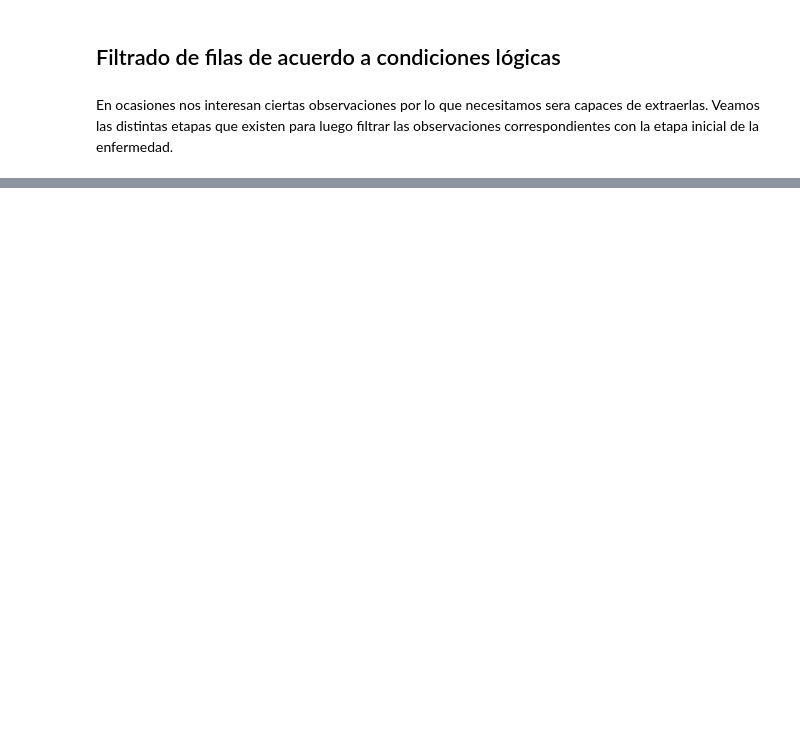
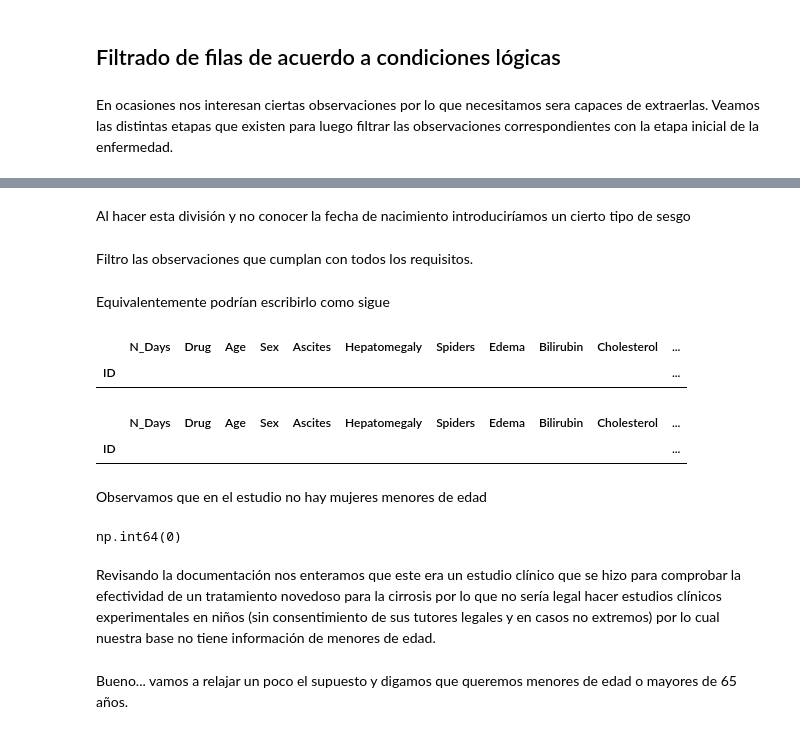
Before and after one commit to Grim1004/DMEMCDM1, a Jupyter notebook: python/cirrosis.ipynb, the cells around one changed output, grey strips where cells are left out. Cells and saved outputs as stored; diff of their text form; code cells hidden in the pictures; blank space fills up the shorter version.

```diff
--- a/python/cirrosis.ipynb
+++ b/python/cirrosis.ipynb
@@ -260,0 +333,4 @@ En ocasiones nos interesan ciertas observaciones por lo que necesitamos sera cap
+# %% [markdown]
+Al hacer esta división y no conocer la fecha de nacimiento introduciríamos un cierto tipo de sesgo
+# %% [markdown]
+Filtro las observaciones que cumplan con todos los requisitos.
@@ -260,0 +340,25 @@ En ocasiones nos interesan ciertas observaciones por lo que necesitamos sera cap
+# %% [markdown]
+Equivalentemente podrían escribirlo como sigue
+# %%
+# Encontrar mujeres menores de edad en etapas de cirrosis menores a la etapa 2 (sin usar máscaras intermedias)
+cirrosis[(cirrosis['Stage'] < 2) & (cirrosis['Age'] / 365 < 18) & (cirrosis['Sex'] == 'F')]
+# %% [output]
+|  | N_Days | Drug | Age | Sex | Ascites | Hepatomegaly | Spiders | Edema | Bilirubin | Cholesterol | ... |
+| ID |  |  |  |  |  |  |  |  |  |  | ... |
+# %%
+# ¿Qué resultados arrojan ambas formas de filtrar?
+cirrosis_F_menores_edad
+# %% [output]
+|  | N_Days | Drug | Age | Sex | Ascites | Hepatomegaly | Spiders | Edema | Bilirubin | Cholesterol | ... |
+| ID |  |  |  |  |  |  |  |  |  |  | ... |
+# %% [markdown]
+Observamos que en el estudio no hay mujeres menores de edad
+# %%
+# Contar cuántas mujeres menores de edad hay en el dataset
+(cirrosis['Age'] / 365 < 18).sum()
+# %% [output]
+np.int64(0)
+# %% [markdown]
+Revisando la documentación nos enteramos que este era un estudio clínico que se hizo para comprobar la efectividad de un tratamiento novedoso para la cirrosis por lo que no sería legal hacer estudios clínicos experimentales en niños (sin consentimiento de sus tutores legales y en casos no extremos) por lo cual nuestra base no tiene información de menores de edad.
+# %% [markdown]
+Bueno... vamos a relajar un poco el supuesto y digamos que queremos menores de edad o mayores de 65 años.
```
Also changed, not shown: parts of 28 cells of this notebook.
